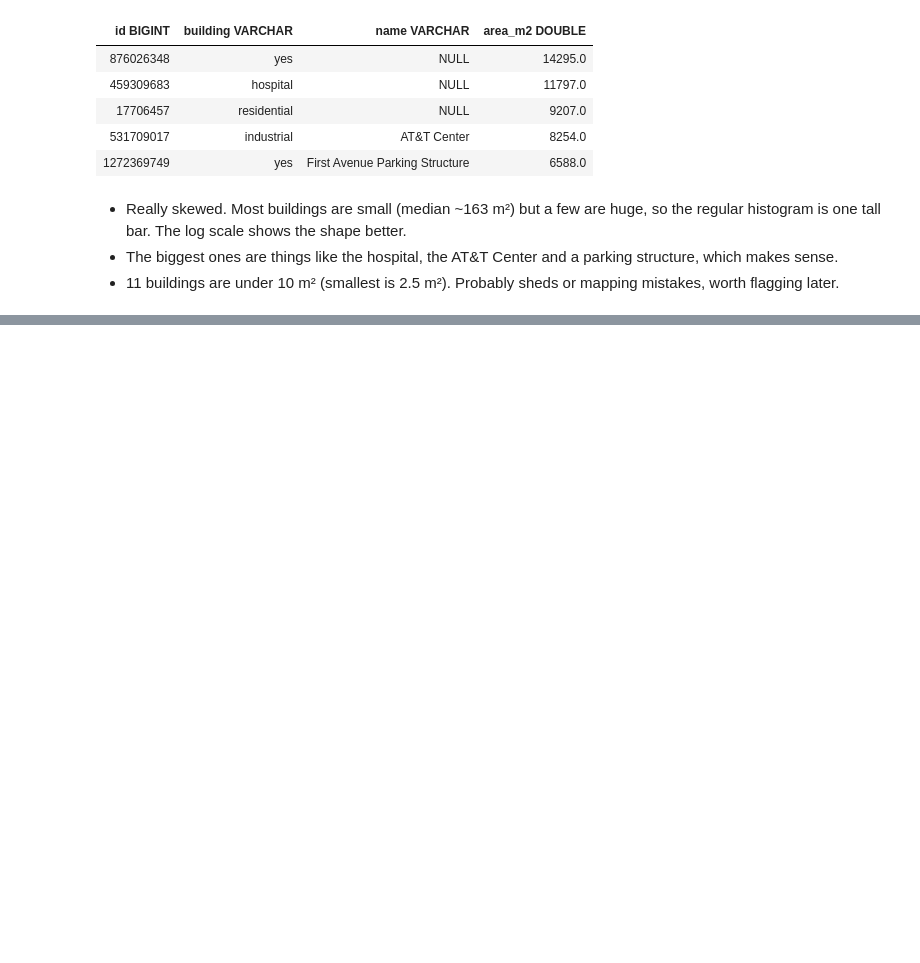
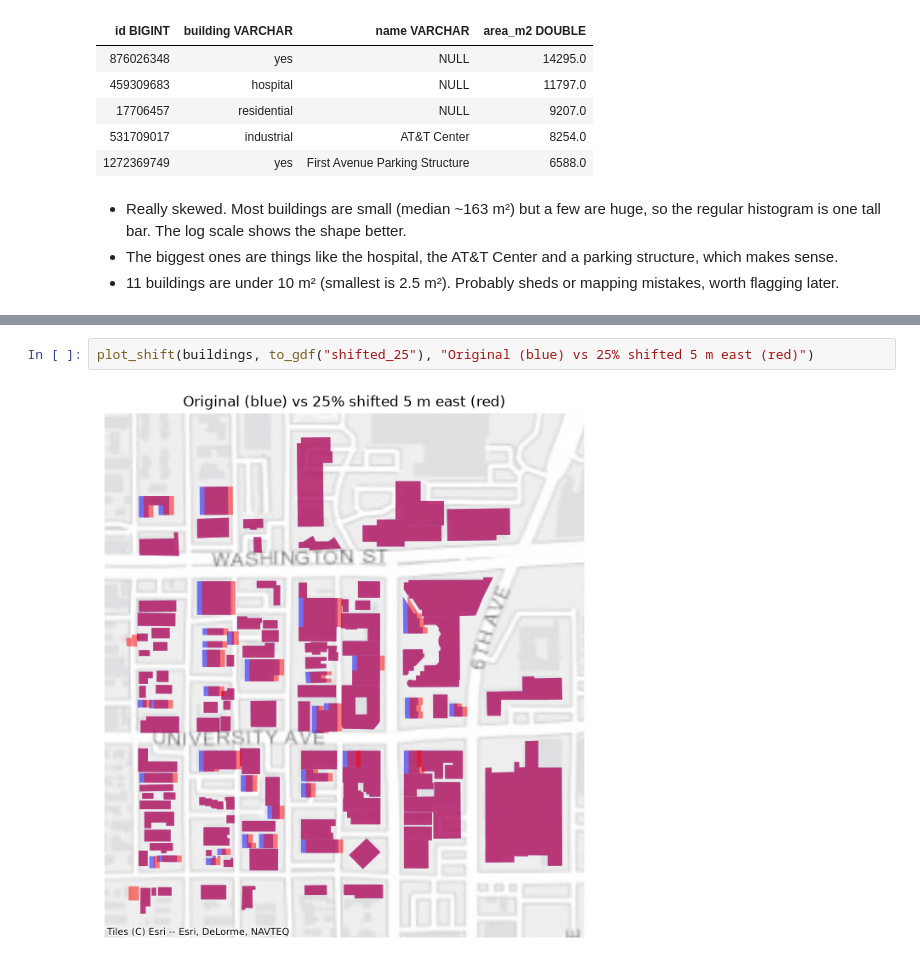
Before and after one commit to aarshiagupta/property-footprint-intelligence, a Jupyter notebook: notebooks/footprint_analysis/92103_hillcrest.ipynb, the cells around one changed output, grey strips where cells are left out. Saved outputs shown, nothing was run; the diff lists cells and outputs as text; blank space fills up the shorter version.

```diff
--- a/notebooks/footprint_analysis/92103_hillcrest.ipynb
+++ b/notebooks/footprint_analysis/92103_hillcrest.ipynb
@@ -164,0 +222,4 @@ con.sql("""
+# %%
+plot_shift(buildings, to_gdf("shifted_25"), "Original (blue) vs 25% shifted 5 m east (red)")
+# %% [output]
+[figure, added]
```
Also changed, not shown: parts of 12 cells of this notebook.
